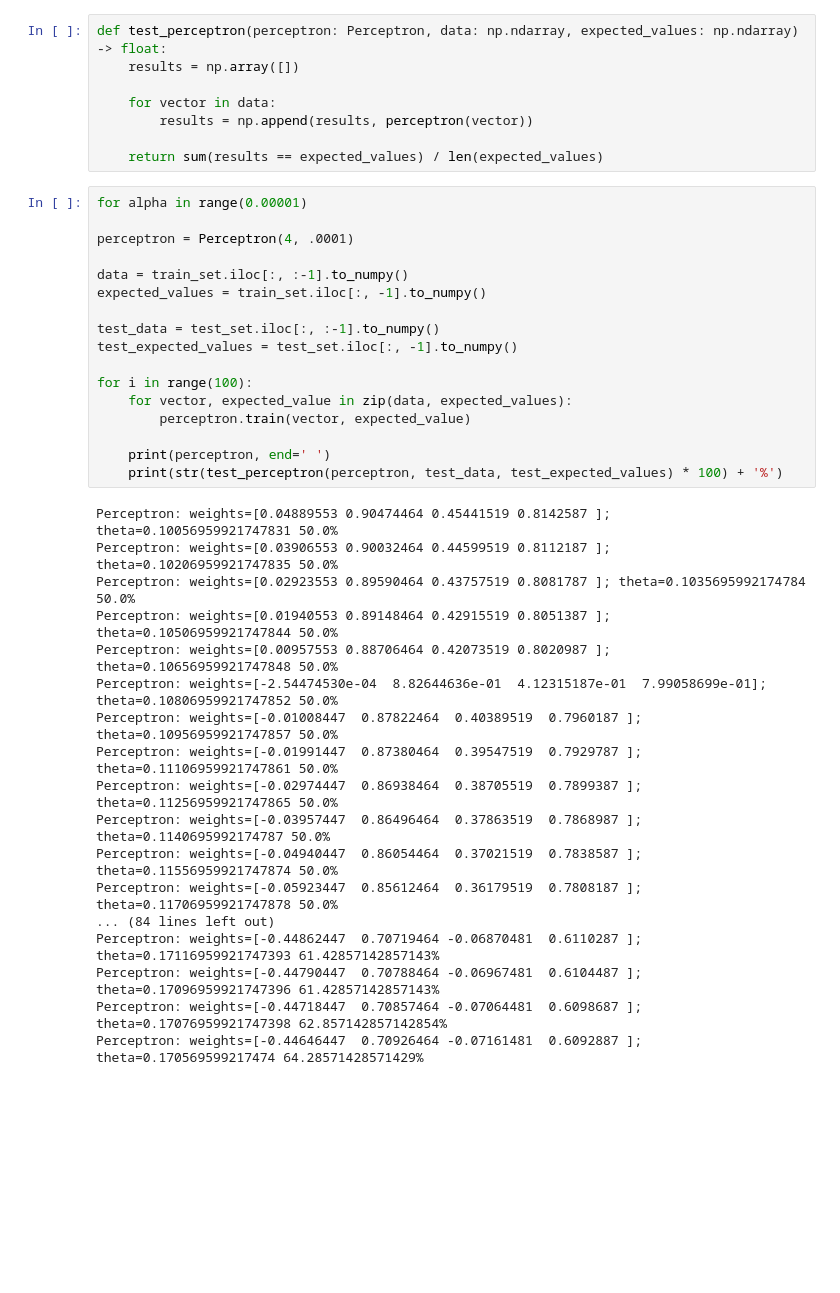
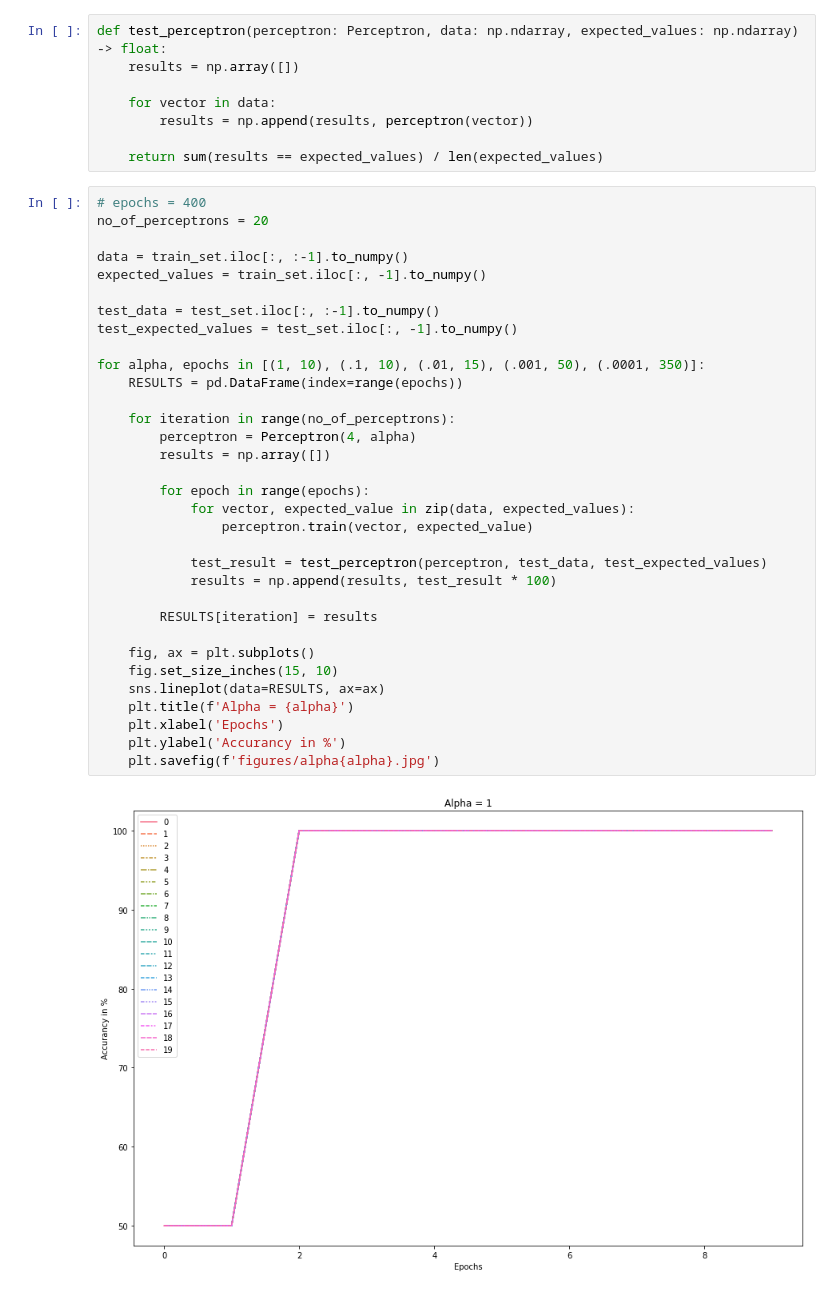
Before and after one commit to wojtekolesinski/ml-models, a Jupyter notebook: perceptron/perceptron.ipynb, the cells around one changed output. Cells and saved outputs as stored; diff of their text form; blank space fills up the shorter version.

Commit message:
perceptron finished with figures

```diff
--- a/perceptron/perceptron.ipynb
+++ b/perceptron/perceptron.ipynb
@@ -89,38 +87,38 @@ def test_perceptron(perceptron: Perceptron, data: np.ndarray, expected_values: n
         results = np.append(results, perceptron(vector))
 
     return sum(results == expected_values) / len(expected_values)
-# %%
-for alpha in range(0.00001)
-
-perceptron = Perceptron(4, .0001)
-
-data = train_set.iloc[:, :-1].to_numpy()
-expected_values = train_set.iloc[:, -1].to_numpy()
-
-test_data = test_set.iloc[:, :-1].to_numpy()
-test_expected_values = test_set.iloc[:, -1].to_numpy()
-
-for i in range(100):
-    for vector, expected_value in zip(data, expected_values):
-        perceptron.train(vector, expected_value)
-
-    print(perceptron, end=' ')
-    print(str(test_perceptron(perceptron, test_data, test_expected_values) * 100) + '%')
-# %% [output]
-Perceptron: weights=[0.04889553 0.90474464 0.45441519 0.8142587 ]; theta=0.10056959921747831 50.0%
-Perceptron: weights=[0.03906553 0.90032464 0.44599519 0.8112187 ]; theta=0.10206959921747835 50.0%
-Perceptron: weights=[0.02923553 0.89590464 0.43757519 0.8081787 ]; theta=0.1035695992174784 50.0%
-Perceptron: weights=[0.01940553 0.89148464 0.42915519 0.8051387 ]; theta=0.10506959921747844 50.0%
-Perceptron: weights=[0.00957553 0.88706464 0.42073519 0.8020987 ]; theta=0.10656959921747848 50.0%
-Perceptron: weights=[-2.54474530e-04  8.82644636e-01  4.12315187e-01  7.99058699e-01]; theta=0.10806959921747852 50.0%
-Perceptron: weights=[-0.01008447  0.87822464  0.40389519  0.7960187 ]; theta=0.10956959921747857 50.0%
-Perceptron: weights=[-0.01991447  0.87380464  0.39547519  0.7929787 ]; theta=0.11106959921747861 50.0%
-Perceptron: weights=[-0.02974447  0.86938464  0.38705519  0.7899387 ]; theta=0.11256959921747865 50.0%
-Perceptron: weights=[-0.03957447  0.86496464  0.37863519  0.7868987 ]; theta=0.1140695992174787 50.0%
-Perceptron: weights=[-0.04940447  0.86054464  0.37021519  0.7838587 ]; theta=0.11556959921747874 50.0%
-Perceptron: weights=[-0.05923447  0.85612464  0.36179519  0.7808187 ]; theta=0.11706959921747878 50.0%
-... (84 lines left out)
-Perceptron: weights=[-0.44862447  0.70719464 -0.06870481  0.6110287 ]; theta=0.17116959921747393 61.42857142857143%
-Perceptron: weights=[-0.44790447  0.70788464 -0.06967481  0.6104487 ]; theta=0.17096959921747396 61.42857142857143%
-Perceptron: weights=[-0.44718447  0.70857464 -0.07064481  0.6098687 ]; theta=0.17076959921747398 62.857142857142854%
-Perceptron: weights=[-0.44646447  0.70926464 -0.07161481  0.6092887 ]; theta=0.170569599217474 64.28571428571429%
+# %%
+# epochs = 400
+no_of_perceptrons = 20
+
+data = train_set.iloc[:, :-1].to_numpy()
+expected_values = train_set.iloc[:, -1].to_numpy()
+
+test_data = test_set.iloc[:, :-1].to_numpy()
+test_expected_values = test_set.iloc[:, -1].to_numpy()
+
+for alpha, epochs in [(1, 10), (.1, 10), (.01, 15), (.001, 50), (.0001, 350)]:
+    RESULTS = pd.DataFrame(index=range(epochs))
+
+    for iteration in range(no_of_perceptrons):
+        perceptron = Perceptron(4, alpha)
+        results = np.array([])
+
+        for epoch in range(epochs):
+            for vector, expected_value in zip(data, expected_values):
+                perceptron.train(vector, expected_value)
+
+            test_result = test_perceptron(perceptron, test_data, test_expected_values)
+            results = np.append(results, test_result * 100)
+
+        RESULTS[iteration] = results
+
+    fig, ax = plt.subplots()
+    fig.set_size_inches(15, 10)
+    sns.lineplot(data=RESULTS, ax=ax)
+    plt.title(f'Alpha = {alpha}')
+    plt.xlabel('Epochs')
+    plt.ylabel('Accurancy in %')
+    plt.savefig(f'figures/alpha{alpha}.jpg')
+# %% [output]
+[figure, added]
```
Also changed, not shown: parts of 3 cells of this notebook, 5 other files.
